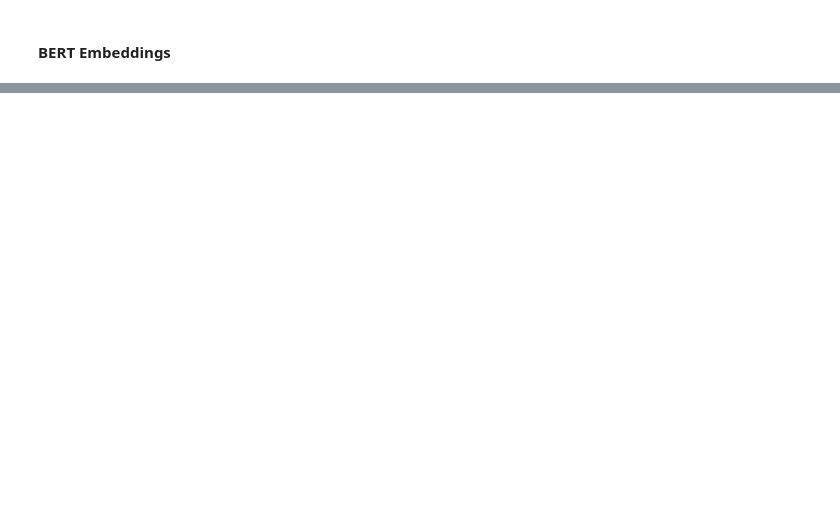
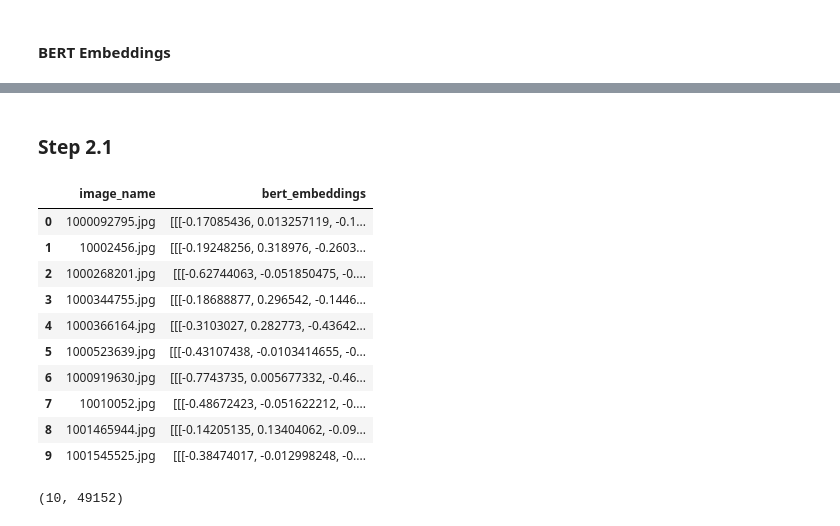
Before and after one commit to blake2703/image-text-retrieval, a Jupyter notebook: Unsupervised entity alignment for text-image retrieval.ipynb, the cells around one changed output, grey strips where cells are left out. Drawn from its saved outputs; the diff is of its cells as text; code cells hidden in the pictures; blank space fills up the shorter version.

```diff
--- a/Unsupervised entity alignment for text-image retrieval.ipynb
+++ b/Unsupervised entity alignment for text-image retrieval.ipynb
@@ -138,7 +140,7 @@ Name: 19999, dtype: object
     - Put the embeddings in a new column
 5. Get BERT embeddings
 # %%
-data_copy = data_copy[:500]
+data_copy = data_copy[:50]
 # %% [markdown]
 #### Preprocess Text
 # %%
@@ -274,0 +280,25 @@ data_copy.head(1)
+# %% [markdown]
+### Step 2.1
+# %%
+test = data_copy
+# %%
+grouped_df = test.groupby('image_name')['bert_embeddings'].mean().reset_index()
+grouped_df
+# %% [output]
+|  | image_name | bert_embeddings |
+| 0 | 1000092795.jpg | [[[-0.17085436, 0.013257119, -0.1... |
+| 1 | 10002456.jpg | [[[-0.19248256, 0.318976, -0.2603... |
+| 2 | 1000268201.jpg | [[[-0.62744063, -0.051850475, -0.... |
+| 3 | 1000344755.jpg | [[[-0.18688877, 0.296542, -0.1446... |
+| 4 | 1000366164.jpg | [[[-0.3103027, 0.282773, -0.43642... |
+| 5 | 1000523639.jpg | [[[-0.43107438, -0.0103414655, -0... |
+| 6 | 1000919630.jpg | [[[-0.7743735, 0.005677332, -0.46... |
+| 7 | 10010052.jpg | [[[-0.48672423, -0.051622212, -0.... |
+| 8 | 1001465944.jpg | [[[-0.14205135, 0.13404062, -0.09... |
+| 9 | 1001545525.jpg | [[[-0.38474017, -0.012998248, -0.... |
+# %%
+bert_embedding_arrays = grouped_df['bert_embeddings'].apply(lambda x: np.array(x).flatten())
+bert_embedding_arrays = np.array(bert_embedding_arrays.tolist())
+bert_embedding_arrays.shape
+# %% [output]
+(10, 49152)
```
Also changed, not shown: parts of 32 cells of this notebook.
